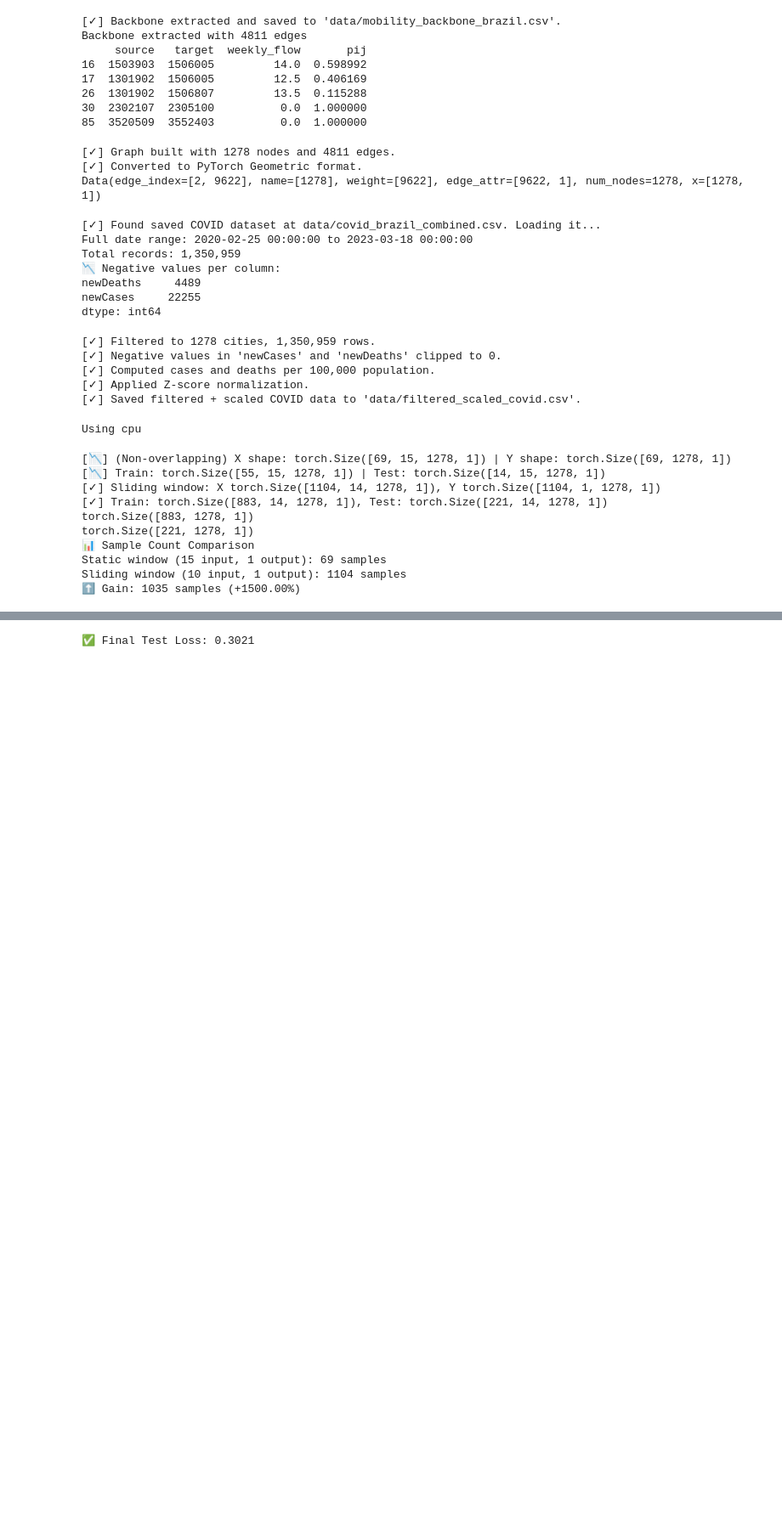
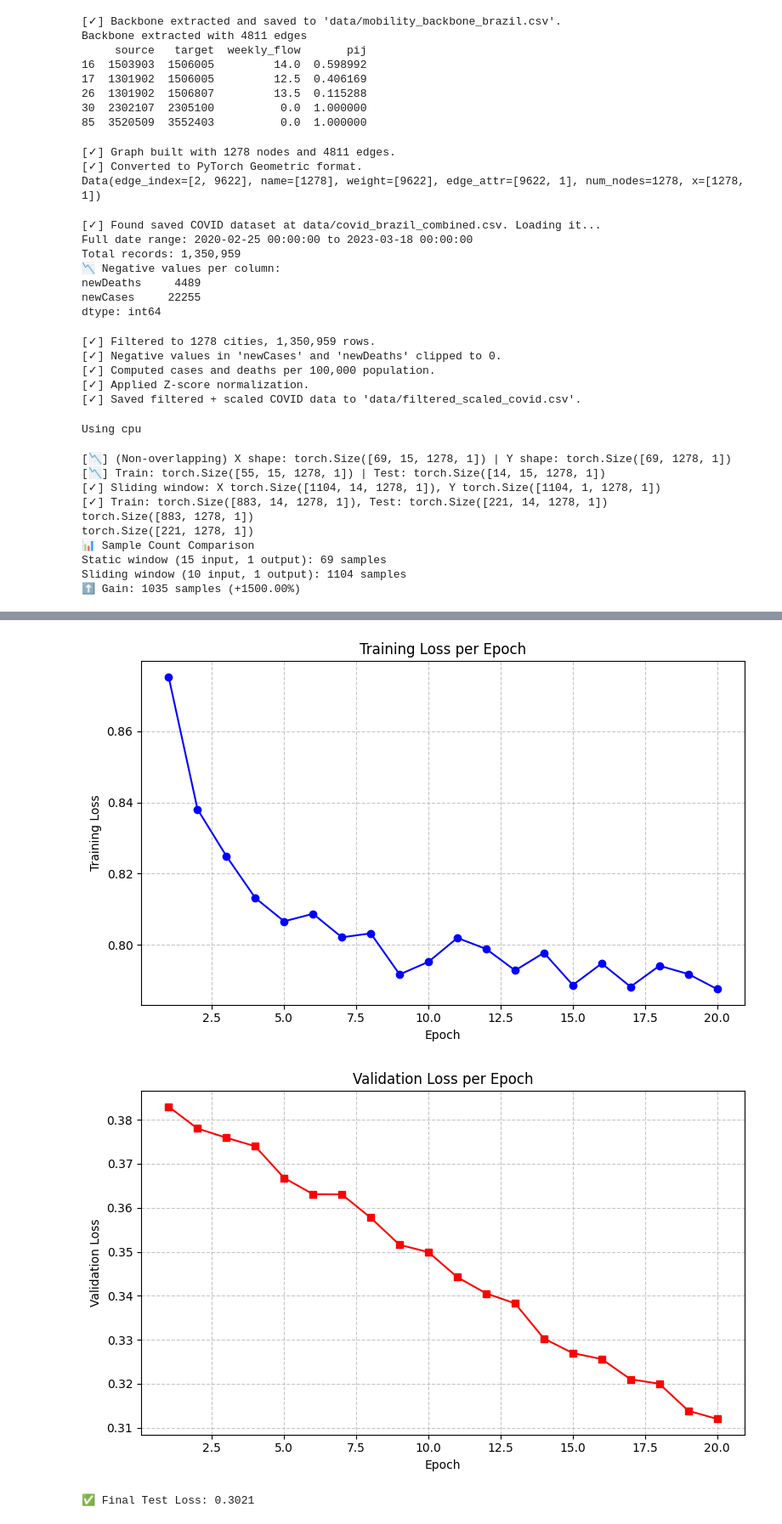
Before and after one commit to Youssef-Malek2004/GNNs-Covid-Mobility, a Jupyter notebook: Brazil-Experiment-Cleaned-Local-Transformer.ipynb, the cells around one changed output, grey strips where cells are left out. Shown at 85% size. Saved outputs shown, nothing was run; the diff lists cells and outputs as text; code cells hidden in the pictures; blank space fills up the shorter version.

```diff
--- a/Brazil-Experiment-Cleaned-Local-Transformer.ipynb
+++ b/Brazil-Experiment-Cleaned-Local-Transformer.ipynb
@@ -176,6 +176,12 @@ model = SpatioTemporalFusionNet(
 # Loss function
 criterion = nn.MSELoss()
 # Optimizer
-optimizer = optim.Adam(model.parameters(), lr=0.001)
+optimizer = optim.Adam(model.parameters(), lr=0.01)
 # Scheduler
 scheduler = StepLR(optimizer, step_size=5, gamma=0.7)
+
+def count_trainable_params(m):
+    return sum(p.numel() for p in m.parameters() if p.requires_grad)
+
+total = count_trainable_params(model)
+total
@@ -284,3 +342,54 @@ for epoch in range(num_epochs):
+# %%
+import matplotlib.pyplot as plt
+
+# Plot Training Loss
+plt.figure(figsize=(8,5))
+plt.plot(range(1, len(train_loss_hist)+1), train_loss_hist, marker="o", color="blue")
+plt.title("Training Loss per Epoch")
+plt.xlabel("Epoch")
+plt.ylabel("Training Loss")
+plt.grid(True, linestyle="--", alpha=0.7)
+plt.tight_layout()
+plt.savefig("./figures/brazil_local_transformer_train_loss.png", dpi=300)
+plt.show()
+
+val_loss_ema = [
+    0.38299342830602245,
+    0.3780392608713418,
+    0.3759269560235698,
+    0.3739934281338687,
+    0.3667948511452902,
+    0.3631106734545227,
+    0.36305316247312003,
+    0.3577453957740953,
+    0.3515873670176038,
+    0.3499272253503299,
+    0.3442310593512172,
+    0.3405422247033858,
+    0.3382733982273426,
+    0.3302787026685791,
+    0.3269712169665529,
+    0.3256122670467812,
+    0.3210269693382785,
+    0.31999691571782213,
+    0.3138681623752734,
+    0.312
+]
+
+
+# Plot Validation Loss
+plt.figure(figsize=(8,5))
+plt.plot(range(1, len(val_loss_ema)+1), val_loss_ema, marker="s", color="red")
+plt.title("Validation Loss per Epoch")
+plt.xlabel("Epoch")
+plt.ylabel("Validation Loss")
+plt.grid(True, linestyle="--", alpha=0.7)
+plt.tight_layout()
+plt.savefig("./figures/brazil_local_transformer_val_loss.png", dpi=300)
+plt.show()
+# %% [output]
+[figure, added]
+[figure, added]
 # %%
 from tqdm import tqdm
 from torch_geometric.utils import subgraph
```
Also changed, not shown: parts of 8 cells of this notebook, 20 other files.
